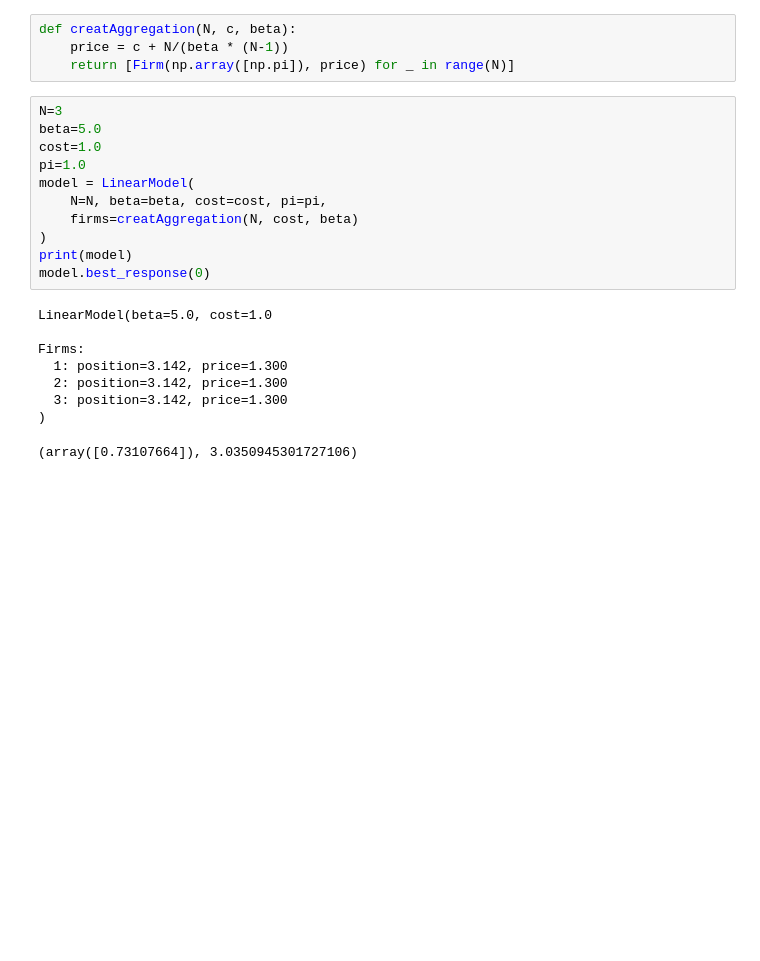
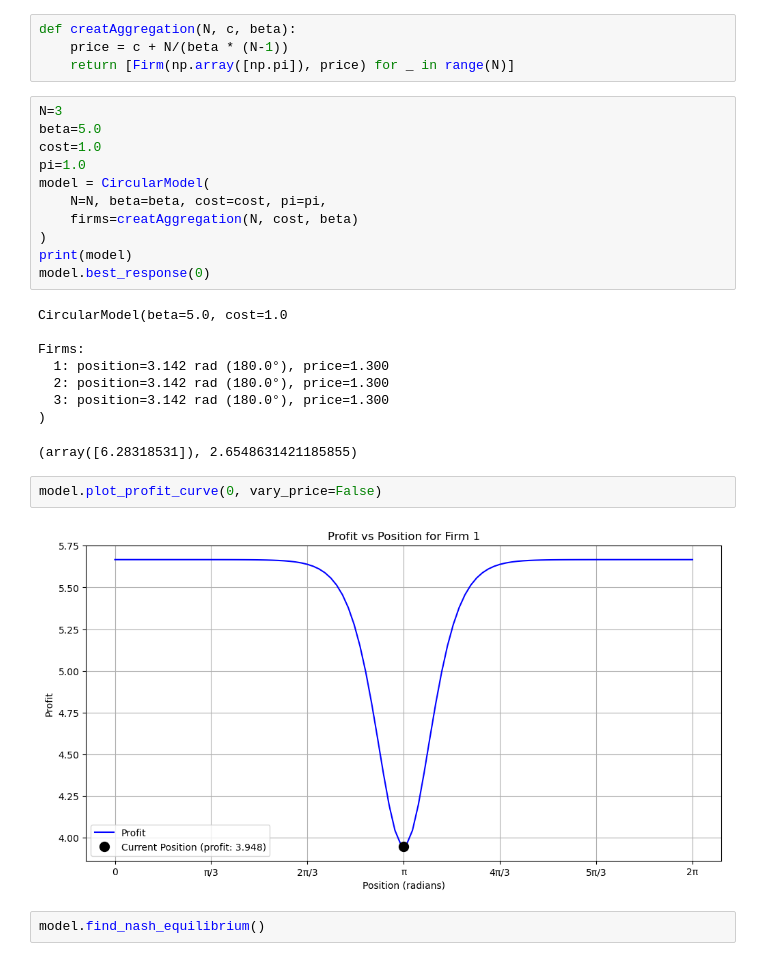
Before and after one commit to yannKerzreho/HottelingModel, a Jupyter notebook: BestResponse/analyseCircle.ipynb, the cells around one changed output. Drawn from its saved outputs; the diff is of its cells as text; blank space fills up the shorter version.

```diff
--- a/BestResponse/analyseCircle.ipynb
+++ b/BestResponse/analyseCircle.ipynb
@@ -23,18 +23,24 @@ N=3
 beta=5.0
 cost=1.0
 pi=1.0
-model = LinearModel(
+model = CircularModel(
     N=N, beta=beta, cost=cost, pi=pi,
     firms=creatAggregation(N, cost, beta)
 )
 print(model)
 model.best_response(0)
 # %% [output]
-LinearModel(beta=5.0, cost=1.0
+CircularModel(beta=5.0, cost=1.0
 
 Firms:
-  1: position=3.142, price=1.300
-  2: position=3.142, price=1.300
-  3: position=3.142, price=1.300
+  1: position=3.142 rad (180.0°), price=1.300
+  2: position=3.142 rad (180.0°), price=1.300
+  3: position=3.142 rad (180.0°), price=1.300
 )
-(array([0.73107664]), 3.0350945301727106)
+(array([6.28318531]), 2.6548631421185855)
+# %%
+model.plot_profit_curve(0, vary_price=False)
+# %% [output]
+[figure, added]
+# %%
+model.find_nash_equilibrium()
```
Also changed, not shown: 1 other file.
